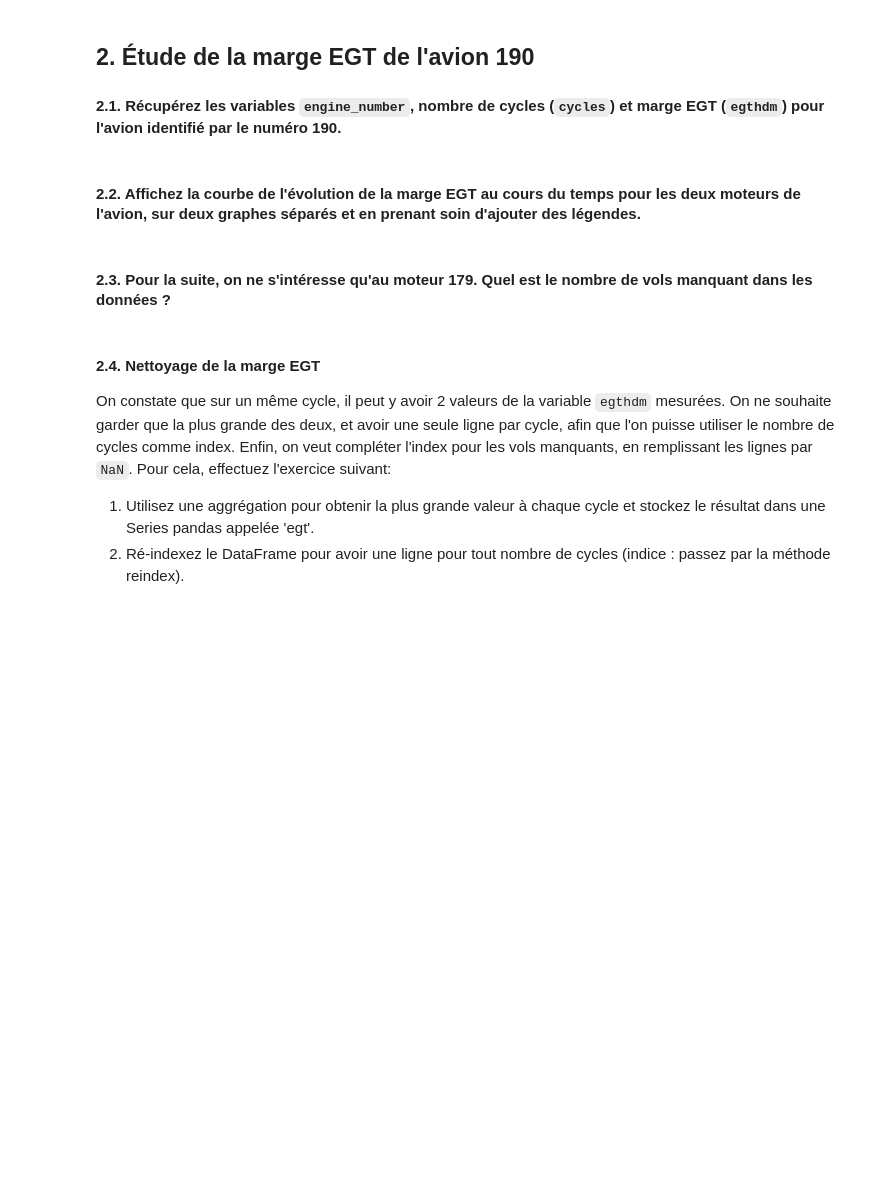
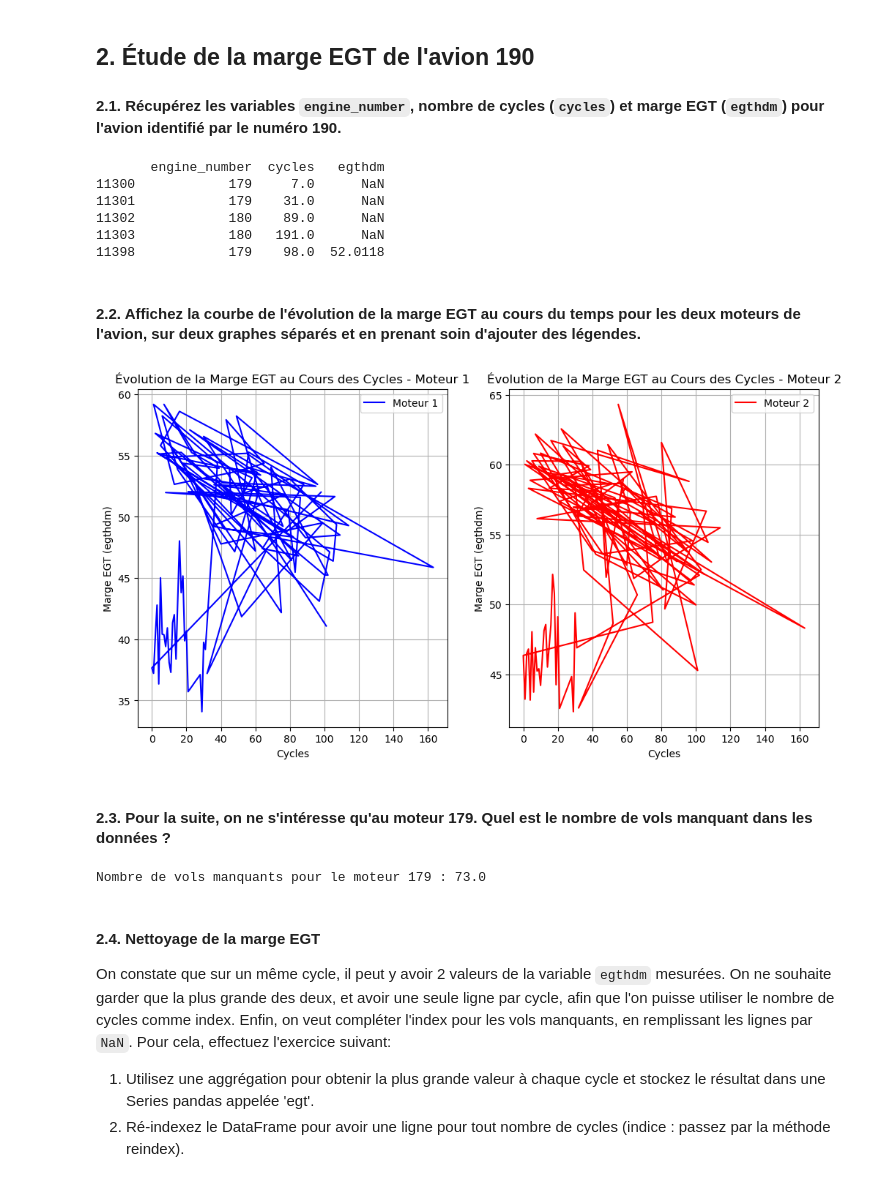
Before and after one commit to yacinebena/Analyse_de_donnees_MACS3, a Jupyter notebook: TD3/TD3.ipynb, the cells around one changed output. Saved outputs shown, nothing was run; the diff lists cells and outputs as text; code cells hidden in the pictures; blank space fills up the shorter version.

```diff
--- a/TD3/TD3.ipynb
+++ b/TD3/TD3.ipynb
@@ -37,10 +116,59 @@ os.chdir('MACS3-Statistiques-Descriptives-TDs')
 ## 2. Étude de la marge EGT de l'avion 190
 
 #### 2.1. Récupérez les variables `engine_number`, nombre de cycles (`cycles`) et marge EGT (`egthdm`) pour l'avion identifié par le numéro 190.
+# %%
+avion_190 = data_acars[data_acars['aircraft_number'] == 190][['engine_number', 'cycles', 'egthdm']]
+print(avion_190.head())
+# %% [output]
+       engine_number  cycles   egthdm
+11300            179     7.0      NaN
+11301            179    31.0      NaN
+11302            180    89.0      NaN
+11303            180   191.0      NaN
+11398            179    98.0  52.0118
 # %% [markdown]
 #### 2.2. Affichez la courbe de l'évolution de la marge EGT au cours du temps pour les deux moteurs de l'avion, sur deux graphes séparés et en prenant soin d'ajouter des légendes.
+# %%
+moteur1 = avion_190[avion_190['engine_number'] == 179]
+moteur2 = avion_190[avion_190['engine_number'] == 180]
+
+moteur1 = moteur1.dropna(subset=['cycles', 'egthdm'])
+moteur2 = moteur2.dropna(subset=['cycles', 'egthdm'])
+
+plt.figure(figsize=(12, 6))
+
+plt.subplot(1,2,1)
+plt.plot(moteur1['cycles'], moteur1['egthdm'], label='Moteur 1', color='blue')
+plt.title("Évolution de la Marge EGT au Cours des Cycles - Moteur 1")
+plt.xlabel("Cycles")
+plt.ylabel("Marge EGT (egthdm)")
+plt.legend()
+plt.grid(True)
+
+plt.subplot(1,2,2)
+plt.plot(moteur2['cycles'], moteur2['egthdm'], label='Moteur 2', color='red')
+plt.title("Évolution de la Marge EGT au Cours des Cycles - Moteur 2")
+plt.xlabel("Cycles")
+plt.ylabel("Marge EGT (egthdm)")
+plt.legend()
+plt.grid(True)
+# %% [output]
+[figure, added]
 # %% [markdown]
 #### 2.3. Pour la suite, on ne s'intéresse qu'au moteur 179. Quel est le nombre de vols manquant dans les données ?
+# %%
+moteur179 = avion_190[avion_190['engine_number'] == 179]
+moteur179 = moteur179.dropna(subset=['cycles'])
+
+
+cycle_min = moteur179['cycles'].min()
+cycle_max = moteur179['cycles'].max()
+cycles_attendus = cycle_max - cycle_min + 1
+vols_reels = moteur179['cycles'].nunique()
+vols_manquants = cycles_attendus - vols_reels
+print(f"Nombre de vols manquants pour le moteur 179 : {vols_manquants}")
+# %% [output]
+Nombre de vols manquants pour le moteur 179 : 73.0
 # %% [markdown]
 #### 2.4. Nettoyage de la marge EGT
 
```
Also changed, not shown: parts of 24 cells of this notebook.
